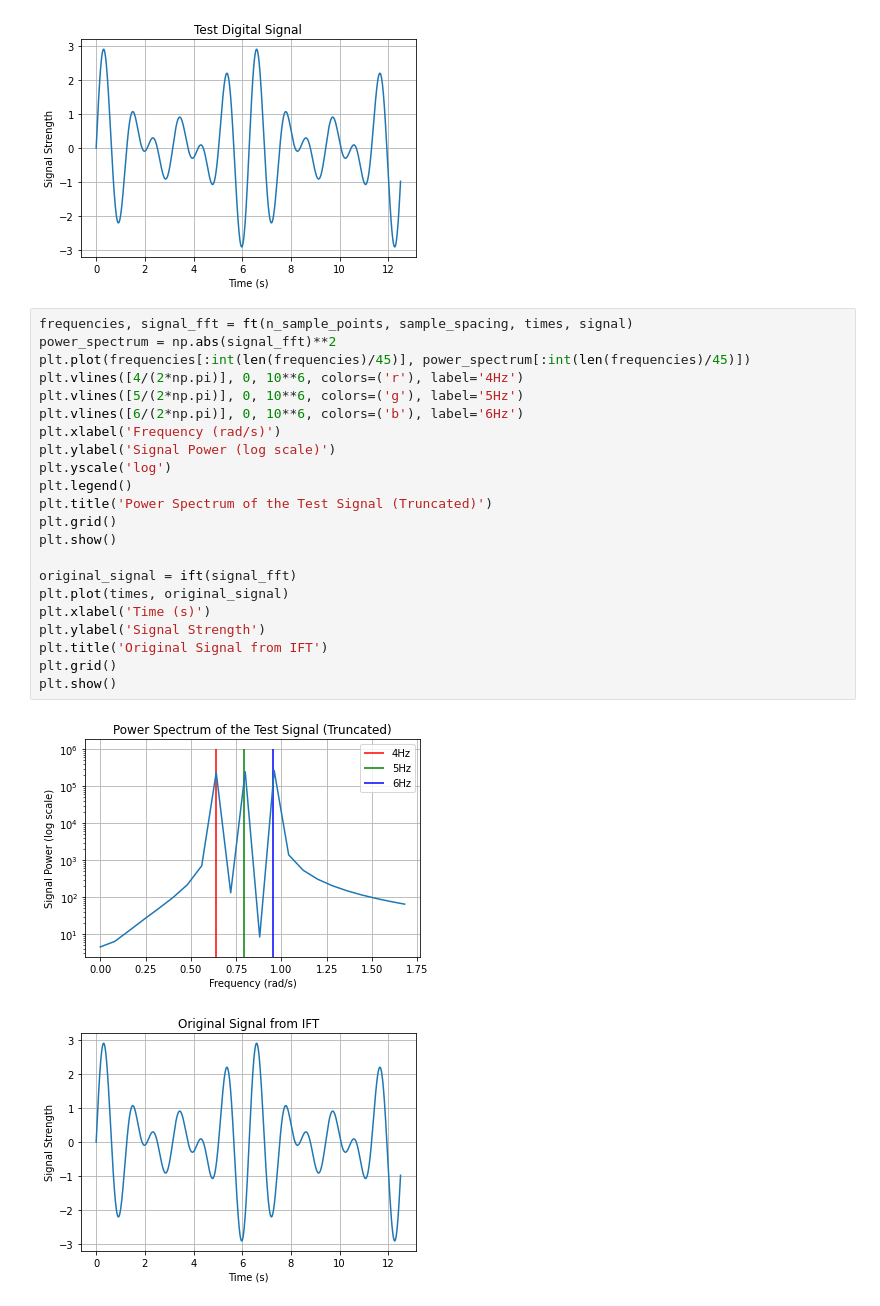
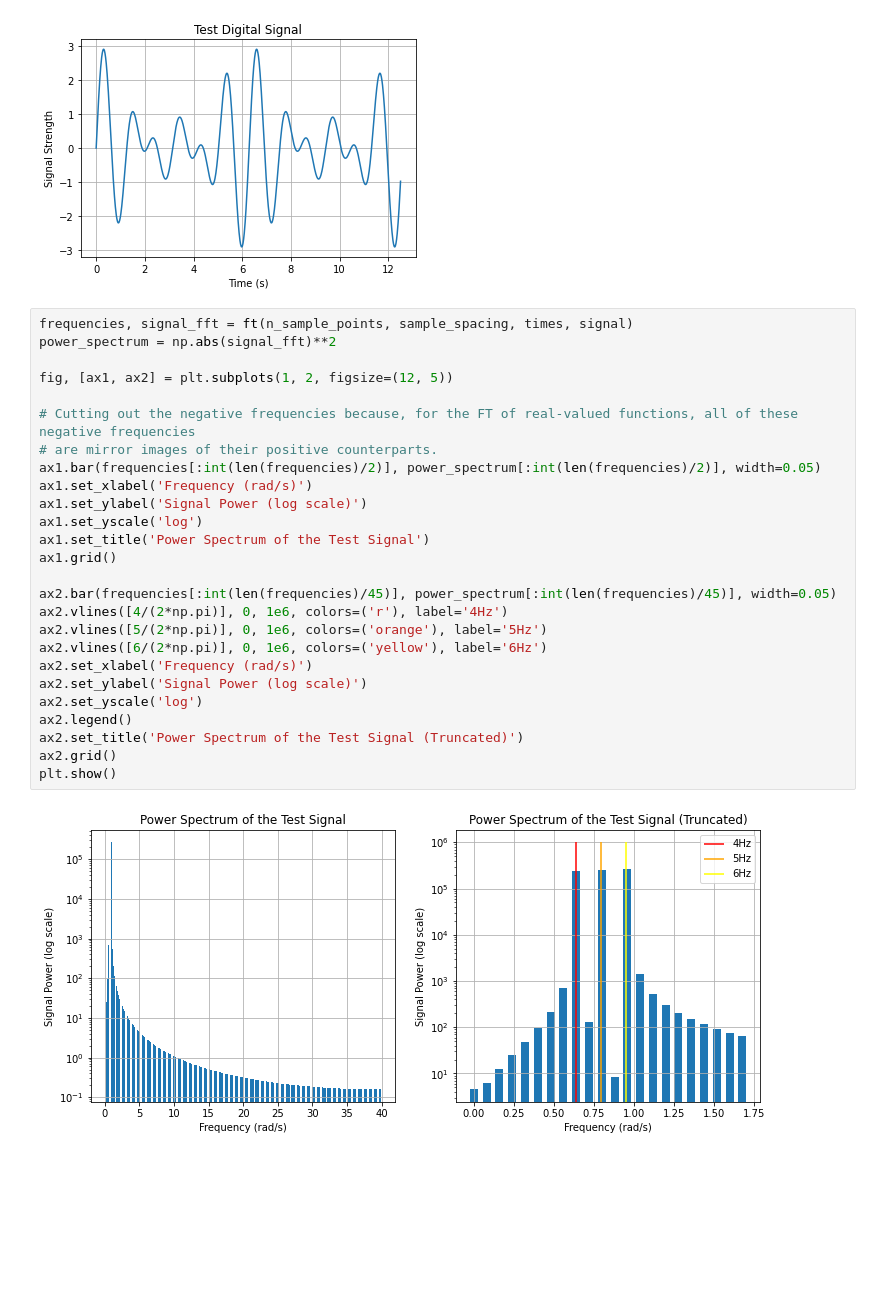
Before and after one commit to JSheare/Computational-Physics, a Jupyter notebook: Final Project.ipynb, the cells around one changed output. Drawn from its saved outputs; the diff is of its cells as text; blank space fills up the shorter version.

```diff
--- a/Final Project.ipynb
+++ b/Final Project.ipynb
@@ -38,25 +38,28 @@ plt.show()
 # %%
 frequencies, signal_fft = ft(n_sample_points, sample_spacing, times, signal)
 power_spectrum = np.abs(signal_fft)**2
-plt.plot(frequencies[:int(len(frequencies)/45)], power_spectrum[:int(len(frequencies)/45)])
-plt.vlines([4/(2*np.pi)], 0, 10**6, colors=('r'), label='4Hz')
-plt.vlines([5/(2*np.pi)], 0, 10**6, colors=('g'), label='5Hz')
-plt.vlines([6/(2*np.pi)], 0, 10**6, colors=('b'), label='6Hz')
-plt.xlabel('Frequency (rad/s)')
-plt.ylabel('Signal Power (log scale)')
-plt.yscale('log')
-plt.legend()
-plt.title('Power Spectrum of the Test Signal (Truncated)')
-plt.grid()
+
+fig, [ax1, ax2] = plt.subplots(1, 2, figsize=(12, 5))
+
+# Cutting out the negative frequencies because, for the FT of real-valued functions, all of these negative frequencies
+# are mirror images of their positive counterparts.
+ax1.bar(frequencies[:int(len(frequencies)/2)], power_spectrum[:int(len(frequencies)/2)], width=0.05)
+ax1.set_xlabel('Frequency (rad/s)')
+ax1.set_ylabel('Signal Power (log scale)')
+ax1.set_yscale('log')
+ax1.set_title('Power Spectrum of the Test Signal')
+ax1.grid()
+
+ax2.bar(frequencies[:int(len(frequencies)/45)], power_spectrum[:int(len(frequencies)/45)], width=0.05)
+ax2.vlines([4/(2*np.pi)], 0, 1e6, colors=('r'), label='4Hz')
+ax2.vlines([5/(2*np.pi)], 0, 1e6, colors=('orange'), label='5Hz')
+ax2.vlines([6/(2*np.pi)], 0, 1e6, colors=('yellow'), label='6Hz')
+ax2.set_xlabel('Frequency (rad/s)')
+ax2.set_ylabel('Signal Power (log scale)')
+ax2.set_yscale('log')
+ax2.legend()
+ax2.set_title('Power Spectrum of the Test Signal (Truncated)')
+ax2.grid()
 plt.show()
-
-original_signal = ift(signal_fft)
-plt.plot(times, original_signal)
-plt.xlabel('Time (s)')
-plt.ylabel('Signal Strength')
-plt.title('Original Signal from IFT')
-plt.grid()
-plt.show()
 # %% [output]
-[figure, old version]
+[figure, new version]
-[figure, removed]
```
Also changed, not shown: parts of 14 cells of this notebook.
